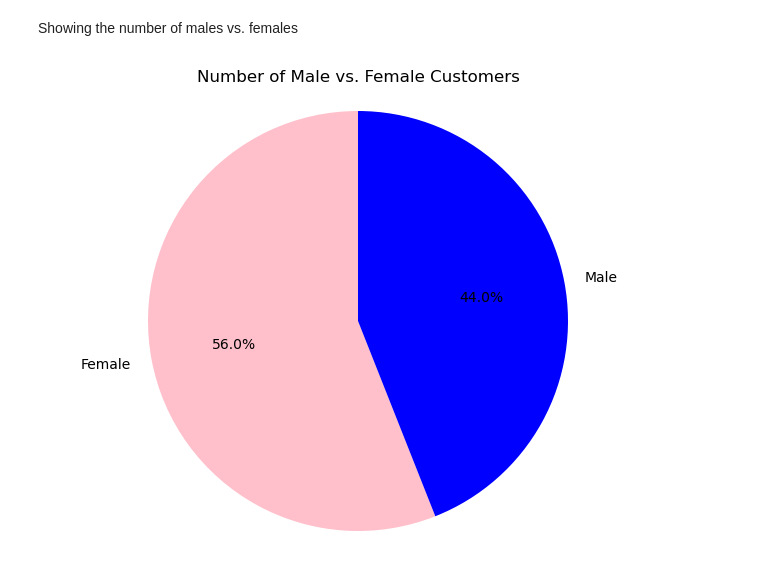
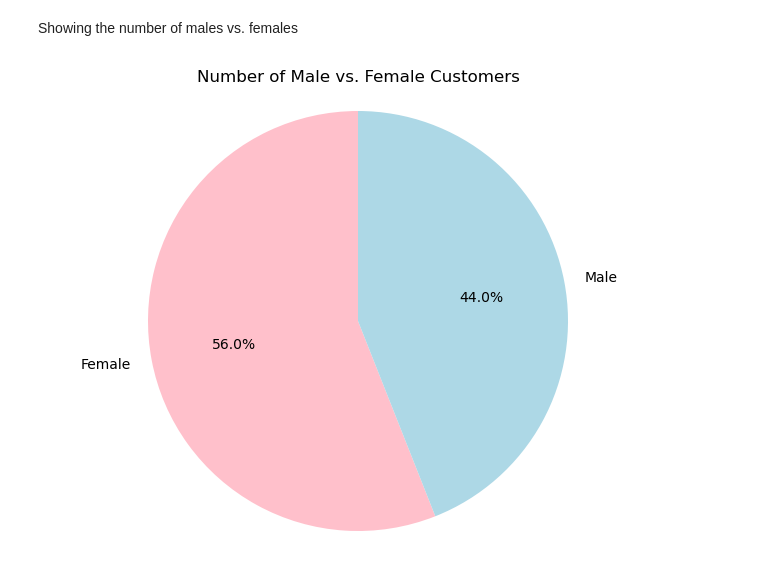
Before and after one commit to CedricBaaklini/Machine-Learning-Project, a Jupyter notebook: Project 1/Average Income and Gender.ipynb, the cells around one changed output. Drawn from its saved outputs; the diff is of its cells as text; code cells hidden in the pictures.

```diff
--- a/Project 1/Average Income and Gender.ipynb
+++ b/Project 1/Average Income and Gender.ipynb
@@ -28,11 +73,11 @@ Showing the number of males vs. females
 # %%
 gender_counts = df['Genre'].value_counts()
 
 plt.figure(figsize = (8, 6))
-plt.pie(gender_counts.values, labels = gender_counts.index, autopct = '%1.1f%%', startangle = 90, colors = ['pink', 'blue'])
+plt.pie(gender_counts.values, labels = gender_counts.index, autopct = '%1.1f%%', startangle = 90, colors = ['pink', 'lightblue'])
 plt.title('Number of Male vs. Female Customers')
 plt.axis('equal')
 
 plt.show()
 # %% [output]
-[figure, old version]
+[figure, new version]
```
Also changed, not shown: parts of 3 cells of this notebook.
